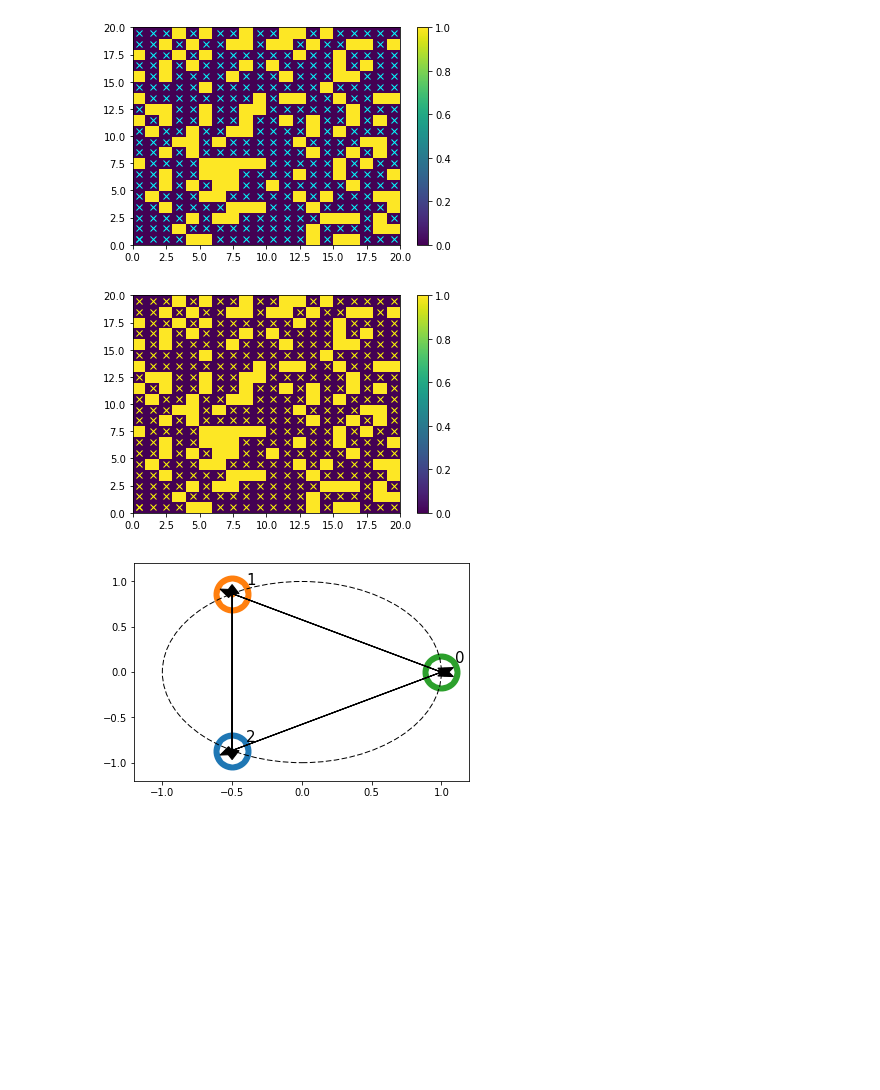
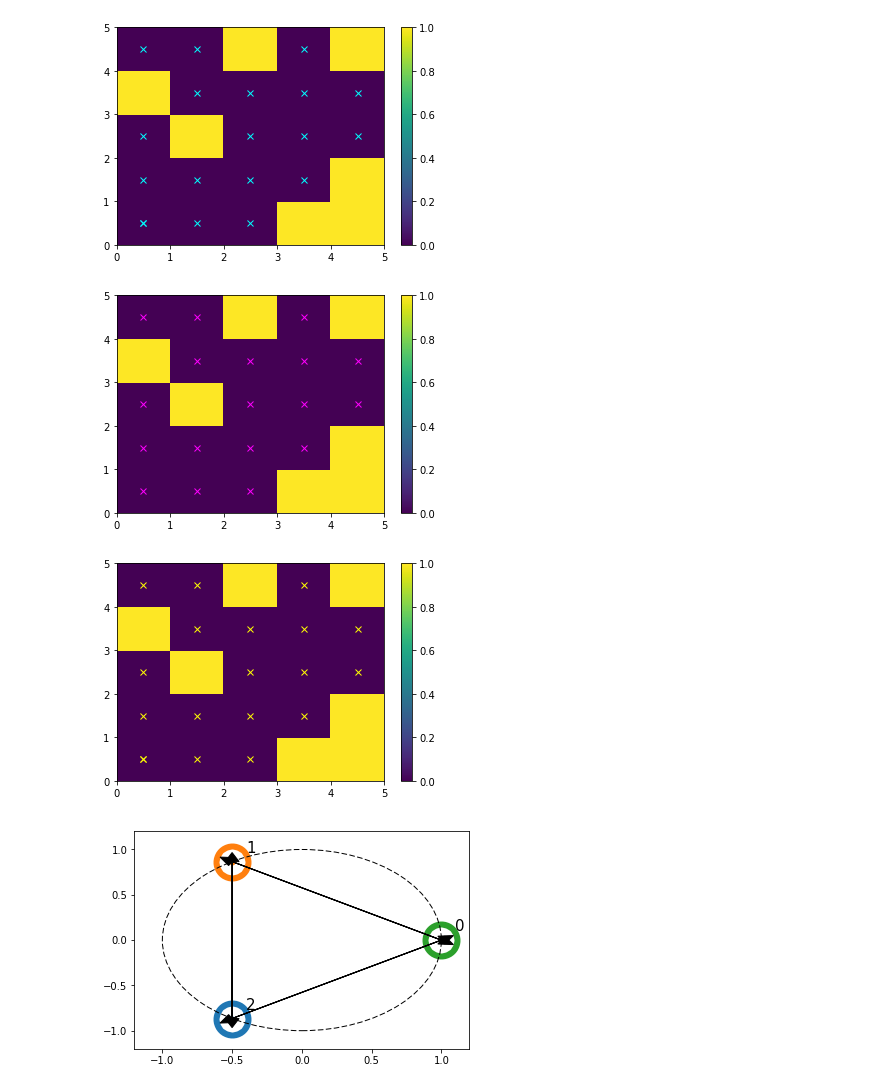
Before and after one commit to longle2718/fundaCS, a Jupyter notebook: graphSearch/graphSearch.ipynb, the cells around one changed output. Saved outputs shown, nothing was run; the diff lists cells and outputs as text; code cells hidden in the pictures; blank space fills up the shorter version.

```diff
--- a/graphSearch/graphSearch.ipynb
+++ b/graphSearch/graphSearch.ipynb
@@ -9,6 +12,6 @@ import GraphNode as gn
 # %%
-M = 20
-N = 20
+M = 5
+N = 5
 thresh = 0.7
 aMap = np.random.random((M,N))
 ind1 = aMap >= thresh
@@ -17,39 +20,54 @@ ind0 = aMap < thresh
 aMap[ind0] = np.zeros(np.sum(ind0))
 
 start = (0,0)
-reachable_dfs = search.dfs(aMap,start)
+reachable_dfsPre = search.dfsPre(aMap,start)
+reachable_dfsPost = search.dfsPost(aMap,start)
 reachable_bfs = search.bfs(aMap,start)
 # %%
-# DFS
+# DFS Pre
 fig,ax = plt.subplots()
 im = plt.pcolormesh(aMap)
 plt.autoscale(True,'both',True)
 fig.colorbar(im,ax=ax)
 
 x = []
 y = []
-for node in reachable_dfs:
+for node in reachable_dfsPre:
     y.append(node[0]+0.5)
     x.append(node[1]+0.5)
 plt.plot(x,y,color='cyan',marker='x',linestyle='None')
+
+# DFS Post
+fig,ax = plt.subplots()
+im = plt.pcolormesh(aMap)
+plt.autoscale(True,'both',True)
+fig.colorbar(im,ax=ax)
+
+x = []
+y = []
+for node in reachable_dfsPost:
+    y.append(node[0]+0.5)
+    x.append(node[1]+0.5)
+plt.plot(x,y,color='magenta',marker='x',linestyle='None')
 
 # BFS
 fig,ax = plt.subplots()
 im = plt.pcolormesh(aMap)
 plt.autoscale(True,'both',True)
 fig.colorbar(im,ax=ax)
 
 x = []
 y = []
 for node in reachable_bfs:
     y.append(node[0]+0.5)
     x.append(node[1]+0.5)
 plt.plot(x,y,color='yellow',marker='x',linestyle='None')
 
 plt.show()
 # %% [output]
-[figure, old version]
+[figure, new version]
-[figure, old version]
+[figure, new version]
+[figure, added]
 # %%
 dataIn = '[{"val":0,"idx":0,"idxNgbs":[1,2]},{"val":1,"idx":1,"idxNgbs":[0,2]},{"val":2,"idx":2,"idxNgbs":[0,1]}]'
 nodes = gn.deserialize(dataIn,plot=True)
```
Also changed, not shown: parts of 3 cells of this notebook, 1 other file.
